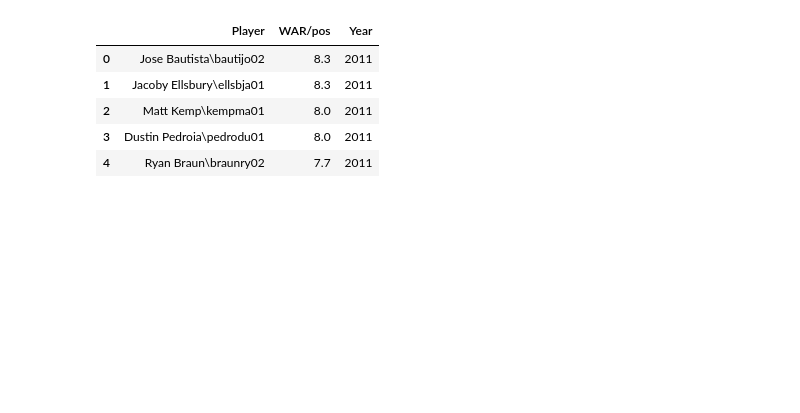
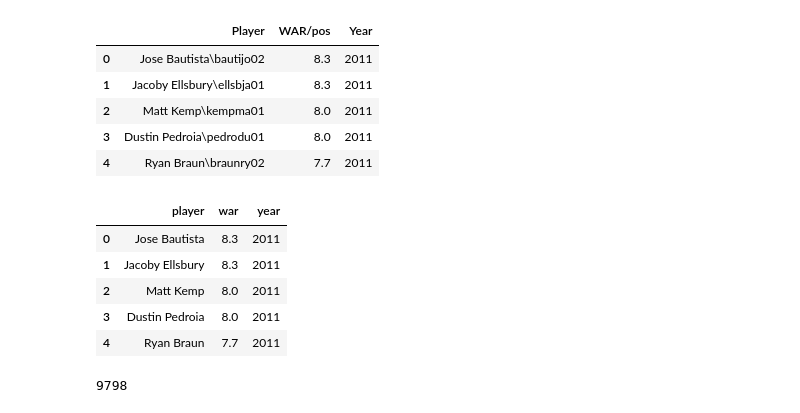
Before and after one commit to Axemen/Pro-Sports-Stats, a Jupyter notebook: libs/Fixing mistakes.ipynb, the cells around one changed output. Cells and saved outputs as stored; diff of their text form; code cells hidden in the pictures; blank space fills up the shorter version.

```diff
--- a/libs/Fixing mistakes.ipynb
+++ b/libs/Fixing mistakes.ipynb
@@ -40,3 +49,12 @@ for i in range(len(df)):
 df = df.rename(columns = {'WAR/pos': 'war', 'Year':'year', 'Player':'player'})
 # %%
 df.to_csv('mlb_player_war_year.csv', index = False)
+# %%
+df.head()
+# %% [output]
+|  | player | war | year |
+| 0 | Jose Bautista | 8.3 | 2011 |
+| 1 | Jacoby Ellsbury | 8.3 | 2011 |
+| 2 | Matt Kemp | 8.0 | 2011 |
+| 3 | Dustin Pedroia | 8.0 | 2011 |
+| 4 | Ryan Braun | 7.7 | 2011 |
@@ -42,0 +65,4 @@ df.to_csv('mlb_player_war_year.csv', index = False)
+# %%
+len(df)
+# %% [output]
+9798
```
Also changed, not shown: parts of 26 cells of this notebook, 5 other files.
